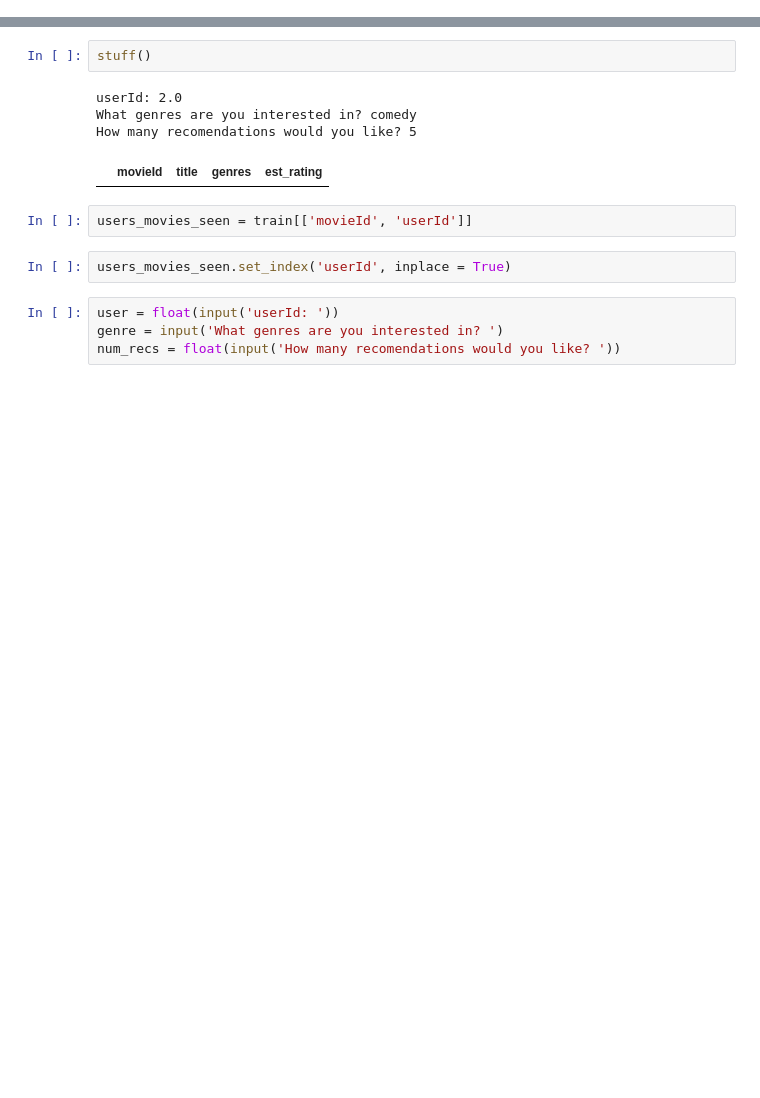
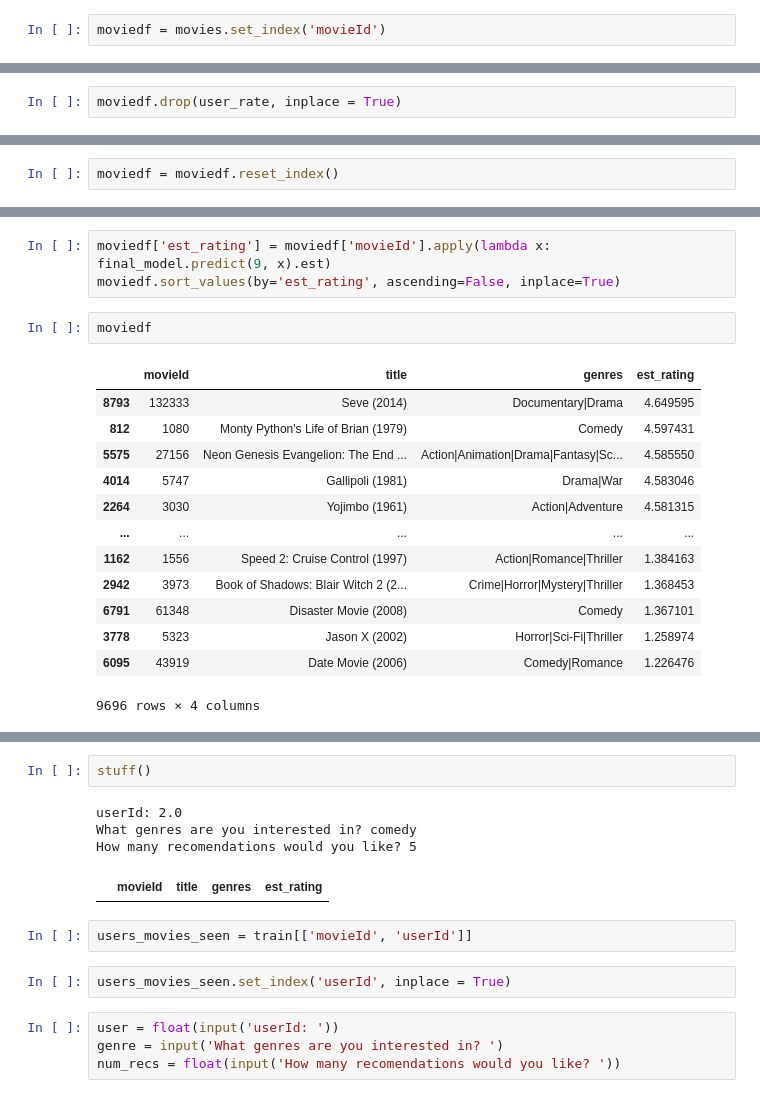
Before and after one commit to xiaohua-su/Recommender_System, a Jupyter notebook: Workspace/Xiaohua/data_clean.ipynb, the cells around one changed output, grey strips where cells are left out. Saved outputs shown, nothing was run; the diff lists cells and outputs as text; blank space fills up the shorter version.

```diff
--- a/Workspace/Xiaohua/data_clean.ipynb
+++ b/Workspace/Xiaohua/data_clean.ipynb
@@ -44,0 +168,2 @@ users_movies_seen.set_index('userId')
+# %%
+moviedf = movies.set_index('movieId')
@@ -44,0 +187,2 @@ users_movies_seen.set_index('userId')
+# %%
+moviedf.drop(user_rate, inplace = True)
@@ -44,0 +206,2 @@ users_movies_seen.set_index('userId')
+# %%
+moviedf = moviedf.reset_index()
@@ -44,0 +224,19 @@ users_movies_seen.set_index('userId')
+# %%
+moviedf['est_rating'] = moviedf['movieId'].apply(lambda x: final_model.predict(9, x).est)
+moviedf.sort_values(by='est_rating', ascending=False, inplace=True)
+# %%
+moviedf
+# %% [output]
+|  | movieId | title | genres | est_rating |
+| 8793 | 132333 | Seve (2014) | Documentary|Drama | 4.649595 |
+| 812 | 1080 | Monty Python's Life of Brian (1979) | Comedy | 4.597431 |
+| 5575 | 27156 | Neon Genesis Evangelion: The End ... | Action|Animation|Drama|Fantasy|Sc... | 4.585550 |
+| 4014 | 5747 | Gallipoli (1981) | Drama|War | 4.583046 |
+| 2264 | 3030 | Yojimbo (1961) | Action|Adventure | 4.581315 |
+| ... | ... | ... | ... | ... |
+| 1162 | 1556 | Speed 2: Cruise Control (1997) | Action|Romance|Thriller | 1.384163 |
+| 2942 | 3973 | Book of Shadows: Blair Witch 2 (2... | Crime|Horror|Mystery|Thriller | 1.368453 |
+| 6791 | 61348 | Disaster Movie (2008) | Comedy | 1.367101 |
+| 3778 | 5323 | Jason X (2002) | Horror|Sci-Fi|Thriller | 1.258974 |
+| 6095 | 43919 | Date Movie (2006) | Comedy|Romance | 1.226476 |
+9696 rows × 4 columns
```
Also changed, not shown: parts of 24 cells of this notebook.
